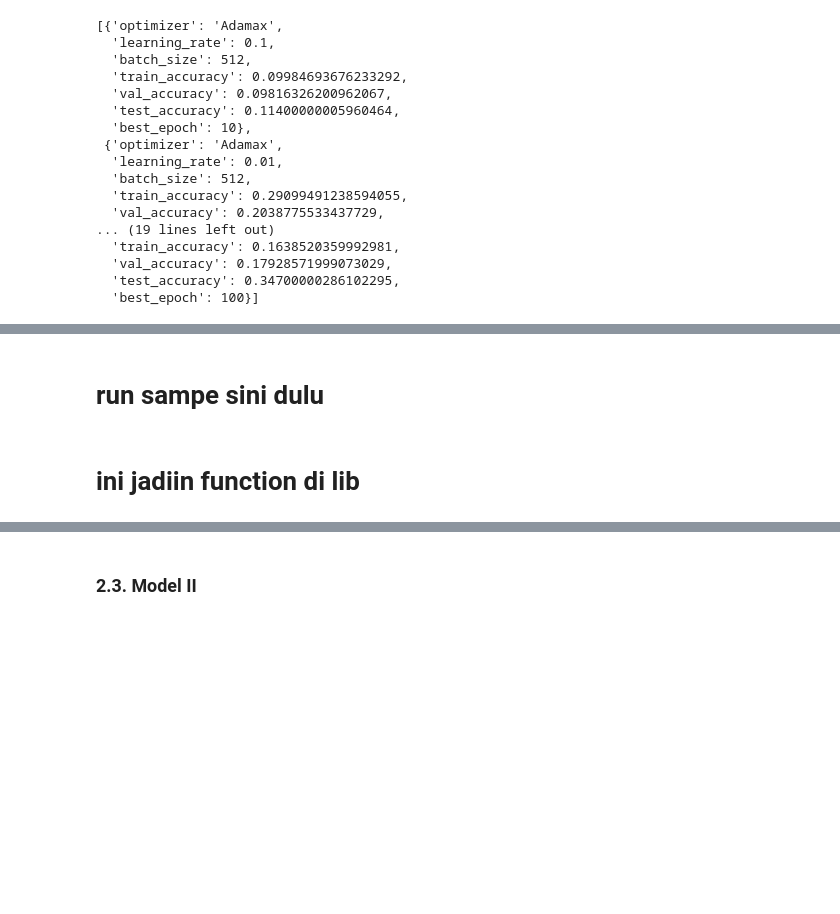
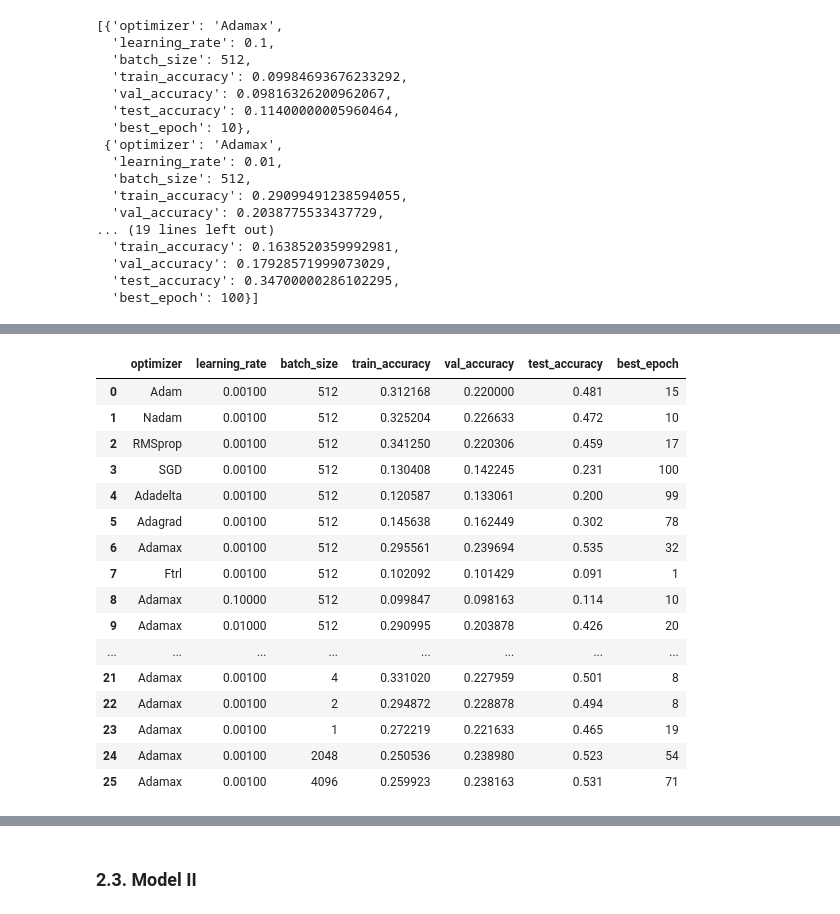
Before and after one commit to TZstatsADS/ads-spring2023-project3-group-5, a Jupyter notebook: doc/main.ipynb, the cells around one changed output, grey strips where cells are left out. Saved outputs shown, nothing was run; the diff lists cells and outputs as text; code cells hidden in the pictures; blank space fills up the shorter version.

```diff
--- a/doc/main.ipynb
+++ b/doc/main.ipynb
@@ -179,22 +179,8 @@ def hyperparam_loop(optimizers, learning_rates, batch_sizes, num_epochs, X_train
                 model1.set_weights(initial_weights)
 
                 # compile the model
-                if optimizer == 'Nadam':
-                    opt = Nadam(learning_rate=learning_rate)
-                elif optimizer == 'Adam':
-                    opt = Adam(learning_rate=learning_rate)
-                elif optimizer == 'RMSprop':
-                    opt = RMSprop(learning_rate=learning_rate)
-                elif optimizer == 'SGD':
-                    opt = SGD(learning_rate=learning_rate)
-                elif optimizer == 'Adadelta':
-                    opt = Adadelta(learning_rate=learning_rate)
-                elif optimizer == 'Adagrad':
-                    opt = Adagrad(learning_rate=learning_rate)
-                elif optimizer == 'Adamax':
-                    opt = Adamax(learning_rate=learning_rate)
-                else:
-                    opt = Ftrl(learning_rate=learning_rate)
+                optimizer_func = getattr(keras.optimizers, optimizer)
+                opt = optimizer_func(learning_rate=learning_rate)
 
                 model1.compile(optimizer=opt, loss='categorical_crossentropy', metrics=['accuracy'])
 
@@ -315,0 +338,4 @@ batch_size_results = hyperparam_loop([best_optimizer], [best_learning_rate], bat
+# %%
+batch_sizes_test_2 = [2048, 4096]
+batch_size_results_2 = hyperparam_loop([best_optimizer], [best_learning_rate], batch_sizes_test_2, 100, X_train_49000, X_test_1000, y_train_49000, y_test_clean_1000)
+batch_size_results_2
@@ -318,9 +367,25 @@ best_batch_size = hyperparam_max(batch_size_results, 'batch_size')
 # %%
-results_1 = optimizer_results + learning_rate_results + batch_size_results
+results_1 = optimizer_results + learning_rate_results + batch_size_results + batch_size_results_2
 df_model1 = pd.DataFrame(results_1)
 df_model1.to_csv('../output/model1')
 df_model1
+# %% [output]
+|  | optimizer | learning_rate | batch_size | train_accuracy | val_accuracy | test_accuracy | best_epoch |
+| 0 | Adam | 0.00100 | 512 | 0.312168 | 0.220000 | 0.481 | 15 |
+| 1 | Nadam | 0.00100 | 512 | 0.325204 | 0.226633 | 0.472 | 10 |
+| 2 | RMSprop | 0.00100 | 512 | 0.341250 | 0.220306 | 0.459 | 17 |
+| 3 | SGD | 0.00100 | 512 | 0.130408 | 0.142245 | 0.231 | 100 |
+| 4 | Adadelta | 0.00100 | 512 | 0.120587 | 0.133061 | 0.200 | 99 |
+| 5 | Adagrad | 0.00100 | 512 | 0.145638 | 0.162449 | 0.302 | 78 |
+| 6 | Adamax | 0.00100 | 512 | 0.295561 | 0.239694 | 0.535 | 32 |
+| 7 | Ftrl | 0.00100 | 512 | 0.102092 | 0.101429 | 0.091 | 1 |
+| 8 | Adamax | 0.10000 | 512 | 0.099847 | 0.098163 | 0.114 | 10 |
+| 9 | Adamax | 0.01000 | 512 | 0.290995 | 0.203878 | 0.426 | 20 |
+| ... | ... | ... | ... | ... | ... | ... | ... |
+| 21 | Adamax | 0.00100 | 4 | 0.331020 | 0.227959 | 0.501 | 8 |
+| 22 | Adamax | 0.00100 | 2 | 0.294872 | 0.228878 | 0.494 | 8 |
+| 23 | Adamax | 0.00100 | 1 | 0.272219 | 0.221633 | 0.465 | 19 |
+| 24 | Adamax | 0.00100 | 2048 | 0.250536 | 0.238980 | 0.523 | 54 |
+| 25 | Adamax | 0.00100 | 4096 | 0.259923 | 0.238163 | 0.531 | 71 |
-# %% [markdown]
-# run sampe sini dulu
 # %%
 #k-fold cross validation
@@ -377,2 +457,0 @@ def training (model, X, y, optimizer, learning_rate, batch_size, epochs, folds):
-# %% [markdown]
-# ini jadiin function di lib
```
Also changed, not shown: parts of 11 cells of this notebook, 7 other files.
